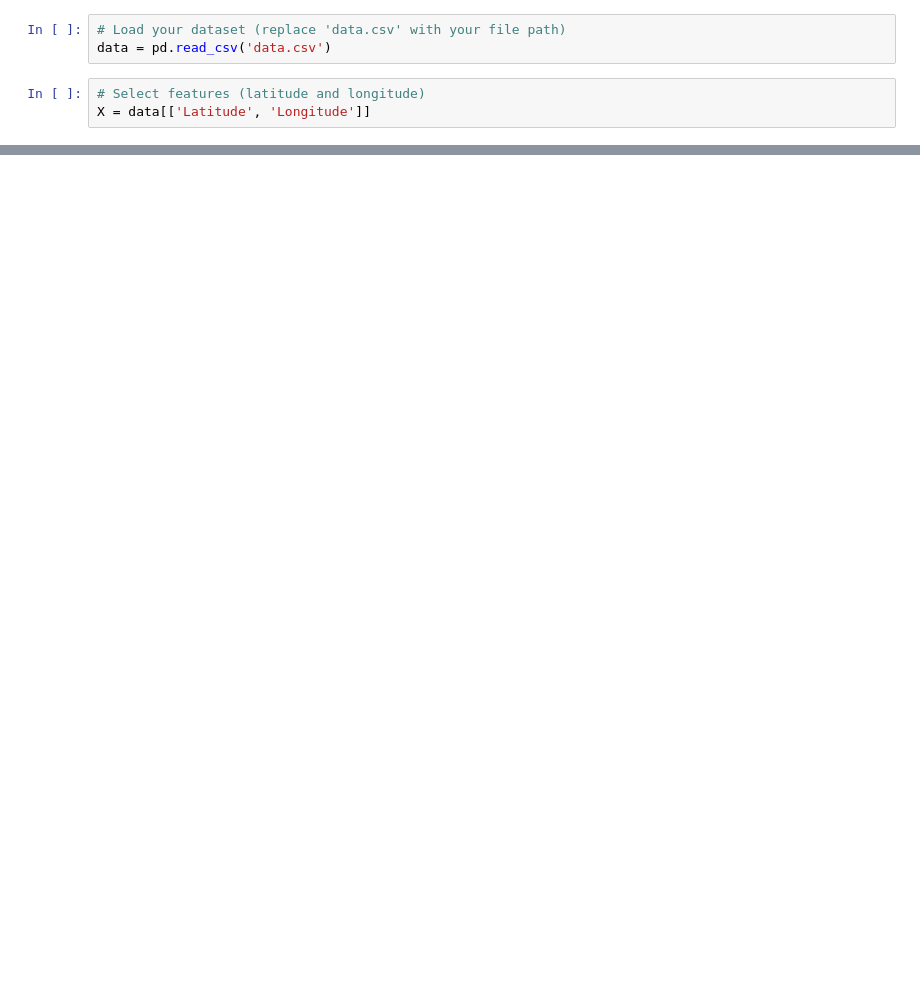
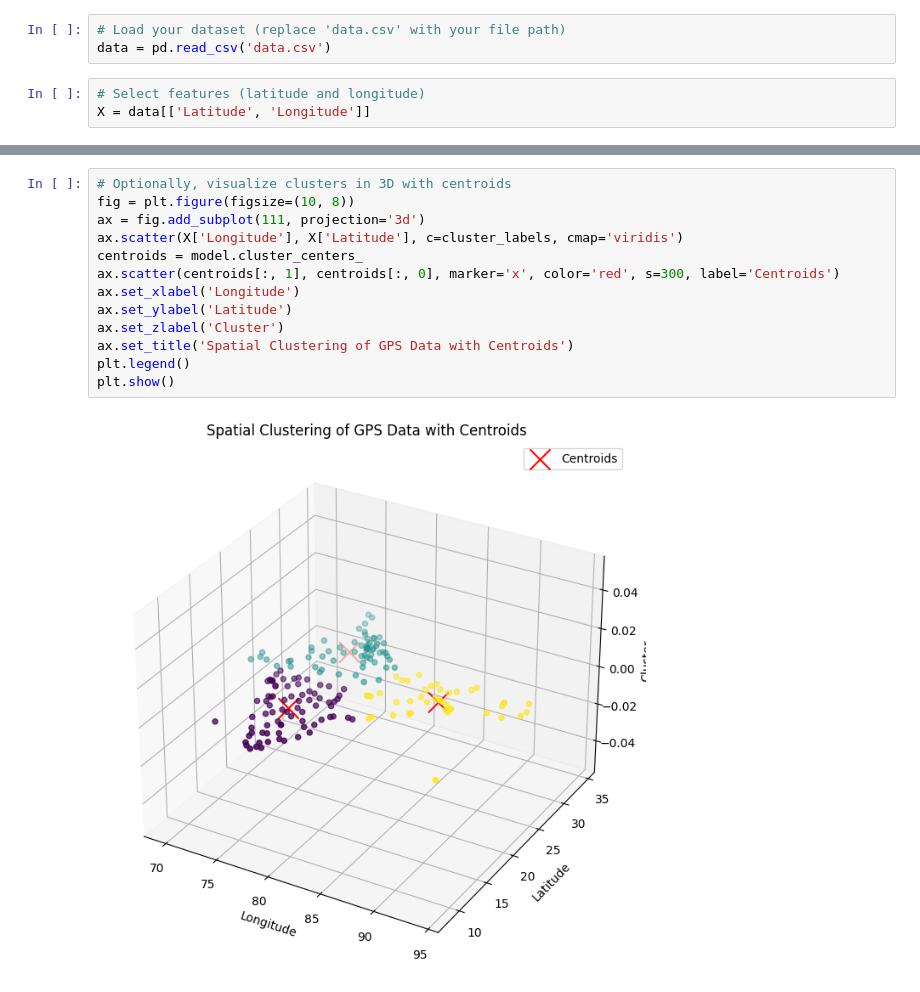
Before and after one commit to Pawan20031/Women-Safety-System, a Jupyter notebook: Clustering_(Spatial_Clustering_using_KMeans).ipynb, the cells around one changed output, grey strips where cells are left out. Cells and saved outputs as stored; diff of their text form; blank space fills up the shorter version.

```diff
--- a/Clustering_(Spatial_Clustering_using_KMeans).ipynb
+++ b/Clustering_(Spatial_Clustering_using_KMeans).ipynb
@@ -35,0 +75,15 @@ plt.show()
+# %%
+# Optionally, visualize clusters in 3D with centroids
+fig = plt.figure(figsize=(10, 8))
+ax = fig.add_subplot(111, projection='3d')
+ax.scatter(X['Longitude'], X['Latitude'], c=cluster_labels, cmap='viridis')
+centroids = model.cluster_centers_
+ax.scatter(centroids[:, 1], centroids[:, 0], marker='x', color='red', s=300, label='Centroids')
+ax.set_xlabel('Longitude')
+ax.set_ylabel('Latitude')
+ax.set_zlabel('Cluster')
+ax.set_title('Spatial Clustering of GPS Data with Centroids')
+plt.legend()
+plt.show()
+# %% [output]
+[figure, added]
```
Also changed, not shown: parts of 12 cells of this notebook.
